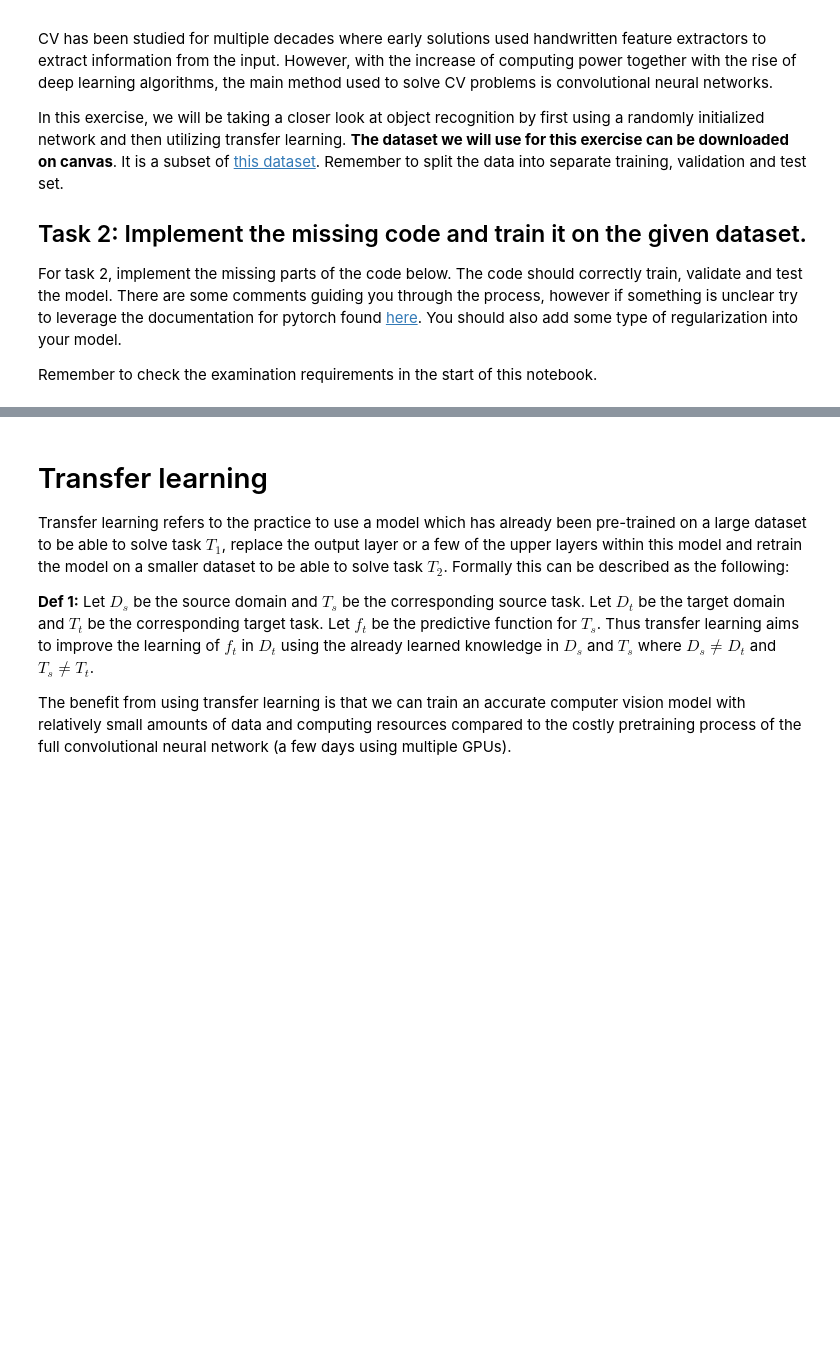
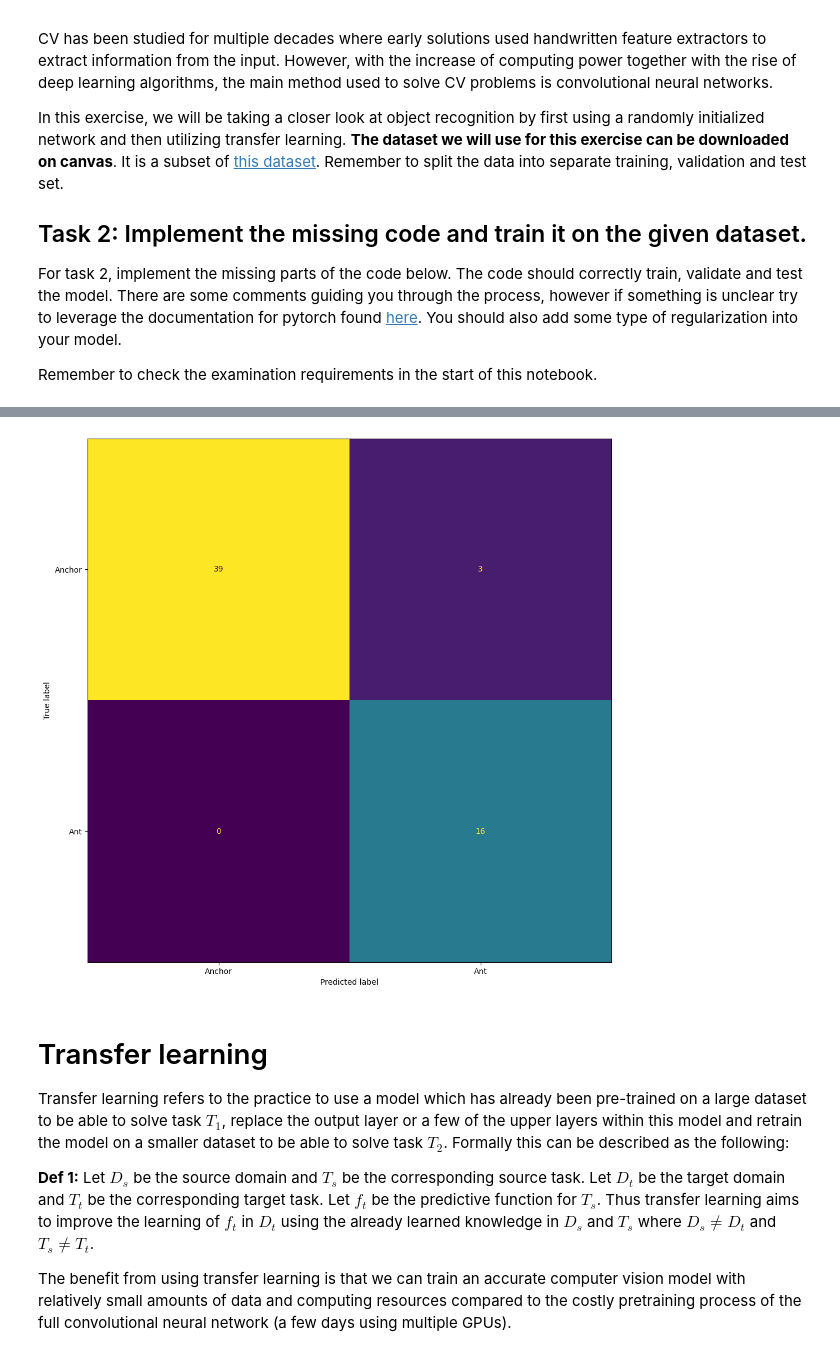
Before and after one commit to afy/d7046e-ann3, a Jupyter notebook: ANN-Exercise-3-group1.ipynb, the cells around one changed output, grey strips where cells are left out. Drawn from its saved outputs; the diff is of its cells as text; code cells hidden in the pictures; blank space fills up the shorter version.

```diff
--- a/ANN-Exercise-3-group1.ipynb
+++ b/ANN-Exercise-3-group1.ipynb
@@ -151,14 +151,13 @@ For task 2, implement the missing parts of the code below. The code should corre
 Remember to check the examination requirements in the start of this notebook.
 # %%
 # Functions and constants
-EPOCHS = 30            # Moved from top of document
+EPOCHS = 30           # Moved from top of document
 BATCH_SIZE = 8
-SHUFFLE_DATASETS = True
 LEARNING_RATE = 0.001
 NUM_CLASSES = 2
 
 # (Re)load datasets (val/tr/te)
-def load_datasets(task, batch_size, shuffle=True):
+def load_datasets(task, batch_size):
 
     # Task-related
     # Note: Normalization not technically required for task 2
@@ -200,20 +199,21 @@ def load_datasets(task, batch_size, shuffle=True):
 
     # Load dataset
     train_dataset = datasets.ImageFolder(root=r'ANN3_dataset\\101_ObjectCategories_2classes', transform=train_transform)
-    val_dataset = datasets.ImageFolder(root=r'ANN3_dataset\\101_ObjectCategories_2classes', transform=val_transform)
     test_dataset = datasets.ImageFolder(root=r'ANN3_dataset\\101_ObjectCategories_2classes', transform=test_transform)
 
     # Split
-    train_size = int(0.9 * len(train_dataset))
+    train_size = int(0.7 * len(train_dataset))
     val_size = len(train_dataset) - train_size
     train_dataset, val_dataset = random_split(train_dataset, [train_size, val_size])
 
-    # Return loaders
-    train_loader = DataLoader(train_dataset, batch_size=batch_size, shuffle=shuffle)
+    # Return tr/val loaders with split
+    train_loader = DataLoader(train_dataset, batch_size=batch_size, shuffle=True)
     val_loader = DataLoader(val_dataset, batch_size=batch_size, shuffle=False)
-    test_loader = DataLoader(test_dataset, batch_size=batch_size, shuffle=False)
+
+    # Set batch size = max_size for confusion matrix printout
+    test_loader = DataLoader(test_dataset, batch_size=len(train_dataset), shuffle=False)
+
     return train_loader, val_loader, test_loader
-
 
 
 # Evaluate (test + plot) classification model (Tasks 2-4)
@@ -233,21 +233,11 @@ def eval_model(model, test_loader, train_acc_history, val_acc_history):
     val_acc_history = [ x*100 for x in val_acc_history ]
     print(f'Final test Accuracy: {test_accuracy:.2f}%')
 
-    # Plot accuracy history
-    #plt.figure(figsize=(10, 5))
-    #plt.plot(train_acc_history, label='Training Accuracy')
-    #plt.plot(val_acc_history, label='Validation Accuracy')
-    #plt.hlines(test_accuracy, 0, len(val_acc_history)-1, colors='r', label="Test Accuracy")
-    #plt.xlabel('Epoch')
-    #plt.ylabel('Accuracy')
-    #plt.title('Training and Validation Accuracy')
-    #plt.legend()
-    #plt.grid(True)
-    #plt.show()
-
     img, lab = next(iter(test_loader))
     y_preds = torch.argmax(model.forward(img), dim=-1)
-    #matrix_disp = ConfusionMatrixDisplay(confusion_matrix(lab, y_preds), display_labels = ["Anchor", "Ant"]).plot()
+    cf_matrix = confusion_matrix(lab, y_preds)
+    matrix_disp = ConfusionMatrixDisplay(cf_matrix, display_labels = ["Anchor", "Ant"])
+    matrix_disp.plot(colorbar=False)
 # %%
 # Training function for tasks 2-4
 # Train model
@@ -340,7 +330,7 @@ criterion = nn.CrossEntropyLoss()
 optimizer = optim.Adam(model.parameters(), lr=LEARNING_RATE)
 
 # Train the model
-train_loader_2, val_loader_2, test_loader_2 = load_datasets(task=2, batch_size=BATCH_SIZE, shuffle=SHUFFLE_DATASETS)
+train_loader_2, val_loader_2, test_loader_2 = load_datasets(task=2, batch_size=BATCH_SIZE)
 best_model, tr_a, val_a = train_model(
     model,
     criterion,
@@ -373,3 +363,4 @@ Final test Accuracy: 94.05%
+[figure, added]
 # %% [markdown]
 # Transfer learning
 Transfer learning refers to the practice to use a model which has already been pre-trained on a large dataset to be able to solve task $T_1$, replace the output layer or a few of the upper layers within this model and retrain the model on a smaller dataset to be able to solve task $T_2$. Formally this can be described as the following:
```
Also changed, not shown: parts of 3 cells of this notebook.
